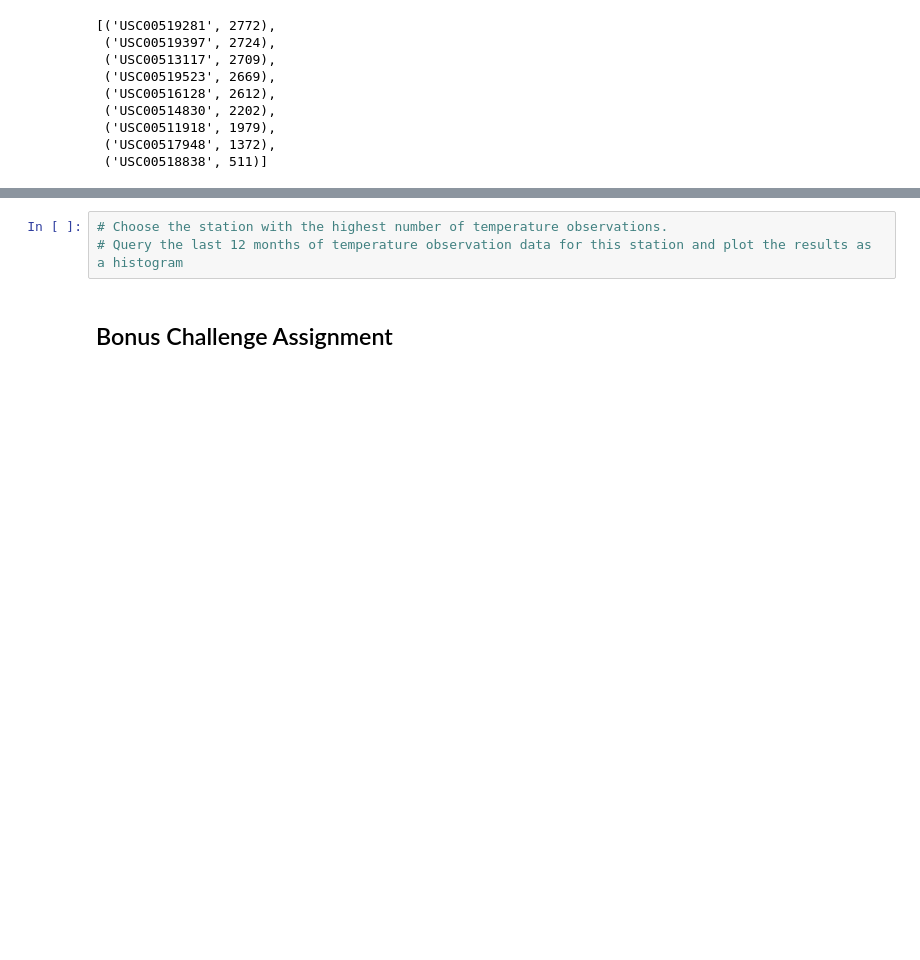
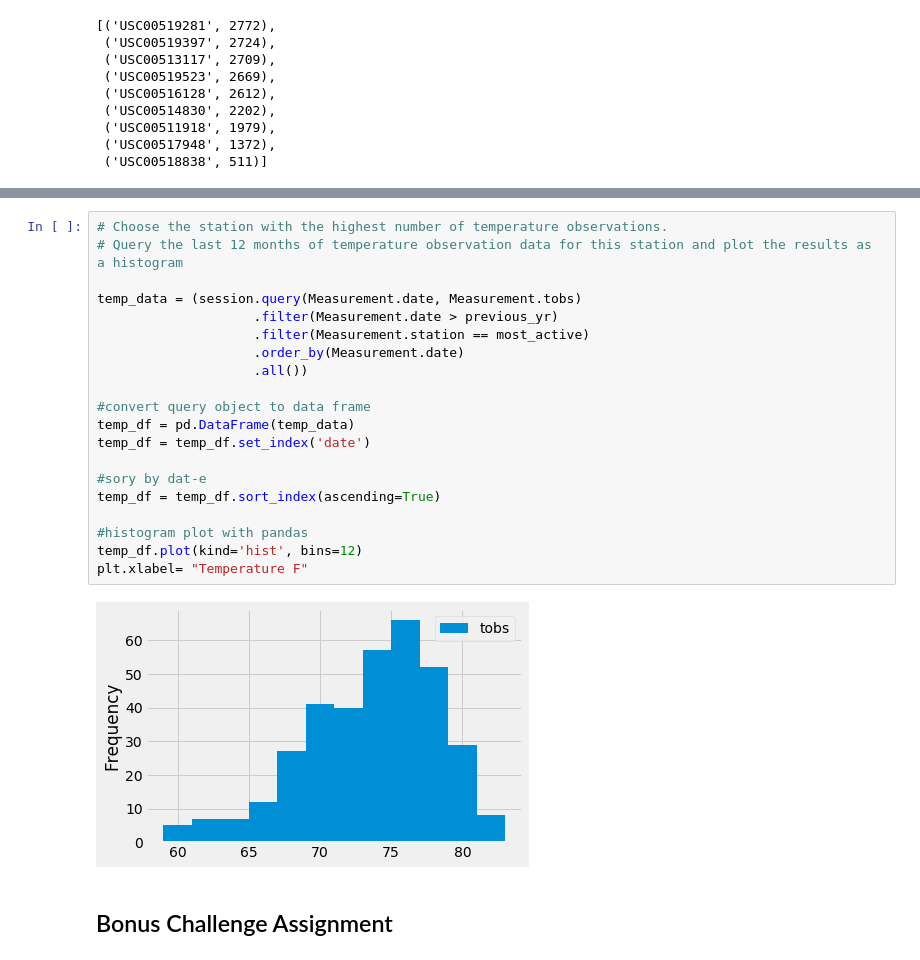
Before and after one commit to JPHebert32/Climate-API, a Jupyter notebook: Surfs_Up.ipynb, the cells around one changed output, grey strips where cells are left out. Saved outputs shown, nothing was run; the diff lists cells and outputs as text; blank space fills up the shorter version.

Commit message:
Temperatures

```diff
--- a/Surfs_Up.ipynb
+++ b/Surfs_Up.ipynb
@@ -129,6 +156,25 @@ avg_temp =
 # %%
 # Choose the station with the highest number of temperature observations.
 # Query the last 12 months of temperature observation data for this station and plot the results as a histogram
+
+temp_data = (session.query(Measurement.date, Measurement.tobs)
+                    .filter(Measurement.date > previous_yr)
+                    .filter(Measurement.station == most_active)
+                    .order_by(Measurement.date)
+                    .all())
+
+#convert query object to data frame
+temp_df = pd.DataFrame(temp_data)
+temp_df = temp_df.set_index('date')
+
+#sory by dat-e
+temp_df = temp_df.sort_index(ascending=True)
+
+#histogram plot with pandas
+temp_df.plot(kind='hist', bins=12)
+plt.xlabel= "Temperature F"
+# %% [output]
+[figure, added]
 # %% [markdown]
 ## Bonus Challenge Assignment
 # %%
```
Also changed, not shown: parts of 3 cells of this notebook.
